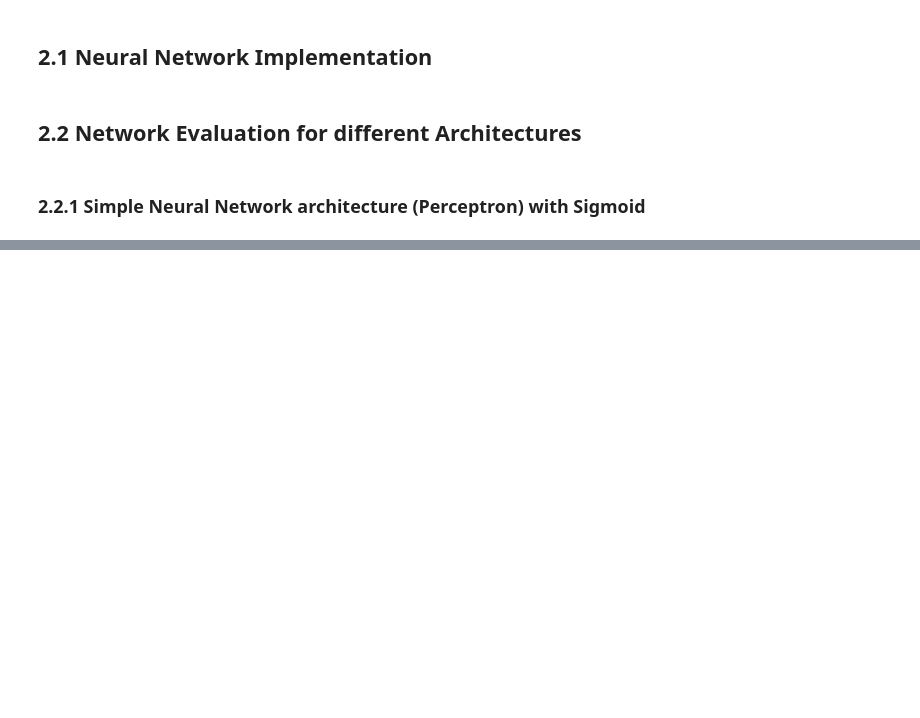
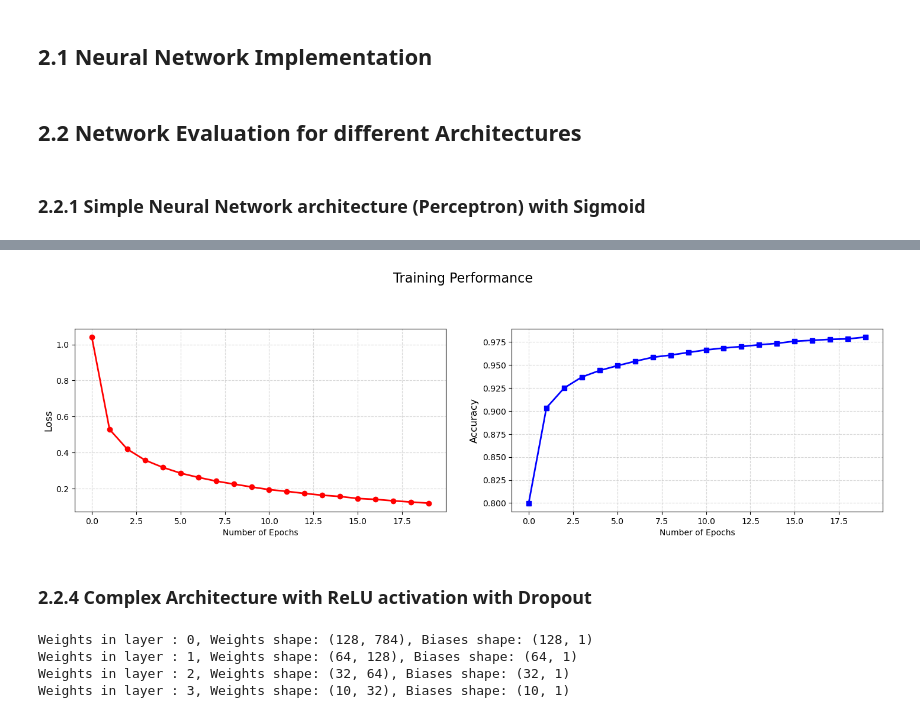
Before and after one commit to Razbolt/Neural-Network, a Jupyter notebook: Task1.ipynb, the cells around one changed output, grey strips where cells are left out. Saved outputs shown, nothing was run; the diff lists cells and outputs as text; code cells hidden in the pictures; blank space fills up the shorter version.

```diff
--- a/Task1.ipynb
+++ b/Task1.ipynb
@@ -518,0 +536,2 @@ plt.show()
+# %%
+nn3 = MyNeuralNetwork(input_size=784, hidden_sizes=[128,64,32], output_size=10, activation_function='relu',dropout=0.0)
@@ -518,0 +543,4 @@ plt.show()
+# %%
+# Train the neural network
+# Batch sizes, decay rate and learning rate changed !!
+losses,accuracies = nn3.train(X_train, y_train, learning_rate=0.01, epochs=20, batch_size=16,decay_rate=0.01,decay_step=10)
@@ -518,0 +572,25 @@ plt.show()
+# %%
+fig, (ax1, ax2) = plt.subplots(1, 2,figsize=(15,5))
+fig.suptitle('Training Performance', fontsize=16)
+ax1.plot(losses, color='red', marker='o', linestyle='-', linewidth=2, markersize=6)
+ax1.set_xlabel('Number of Epochs')
+ax1.set_ylabel('Loss', fontsize=12)
+ax1.grid(True, linestyle='--', alpha=0.5)
+ax2.plot(accuracies, color='blue', marker='s', linestyle='-', linewidth=2, markersize=6)
+ax2.set_xlabel('Number of Epochs')
+ax2.set_ylabel('Accuracy', fontsize=12)
+ax2.grid(True, linestyle='--', alpha=0.5)
+# Adjust layout
+plt.tight_layout(pad=3.0)
+plt.show()
+# %% [output]
+[figure, added]
+# %% [markdown]
+### 2.2.4 Complex Architecture with ReLU activation with Dropout
+# %%
+nn4 = MyNeuralNetwork(input_size=784, hidden_sizes=[128,64,32], output_size=10, activation_function='relu',dropout=0.4)
+# %% [output]
+Weights in layer : 0, Weights shape: (128, 784), Biases shape: (128, 1)
+Weights in layer : 1, Weights shape: (64, 128), Biases shape: (64, 1)
+Weights in layer : 2, Weights shape: (32, 64), Biases shape: (32, 1)
+Weights in layer : 3, Weights shape: (10, 32), Biases shape: (10, 1)
```
Also changed, not shown: parts of 24 cells of this notebook.
